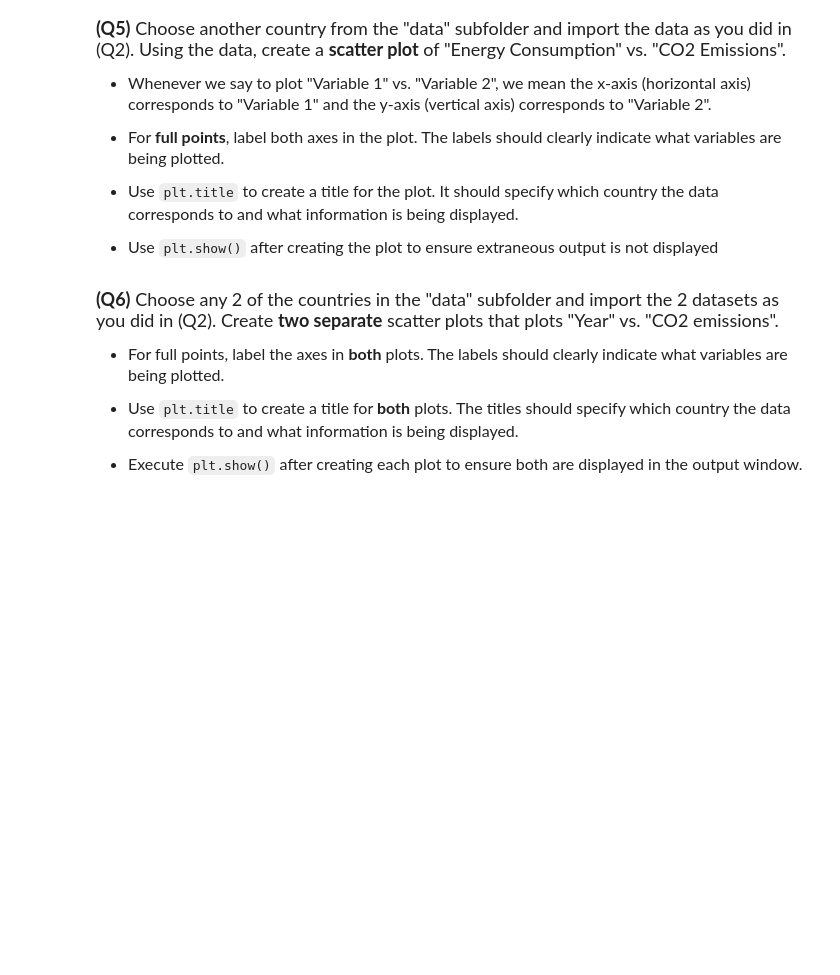
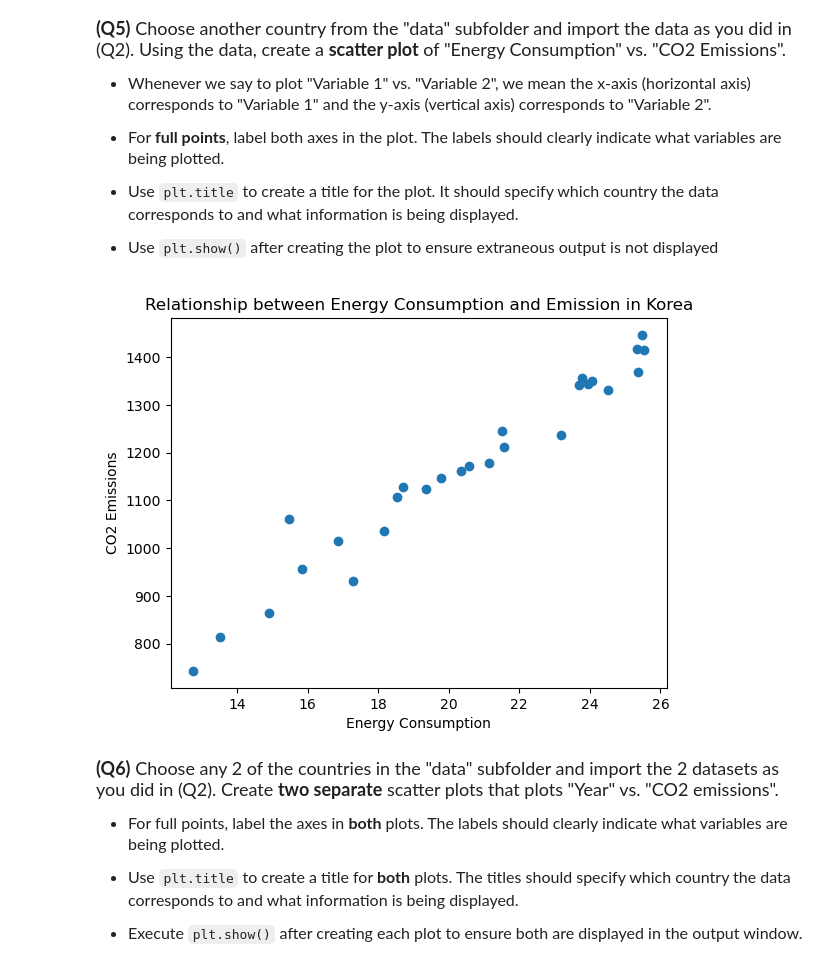
Before and after one commit to yjprk/datasci151spring2026, a Jupyter notebook: _assignments/assignment_2/Assignment2.ipynb, the cells around one changed output. Cells and saved outputs as stored; diff of their text form; code cells hidden in the pictures; blank space fills up the shorter version.

```diff
--- a/_assignments/assignment_2/Assignment2.ipynb
+++ b/_assignments/assignment_2/Assignment2.ipynb
@@ -103,3 +122,12 @@ us_emissions["CO2_emission"].describe()
+# %%
+korea_emission = pd.read_csv("data/korea_emission.csv")
+plt.scatter(x=korea_emission["Energy_consumption"], y=korea_emission["CO2_emission"])
+plt.xlabel("Energy Consumption")
+plt.ylabel("CO2 Emissions")
+plt.title("Relationship between Energy Consumption and Emission in Korea")
+plt.show()
+# %% [output]
+[figure, added]
 # %% [markdown]
 <font size = "4">
 
```
Also changed, not shown: parts of 8 cells of this notebook.
